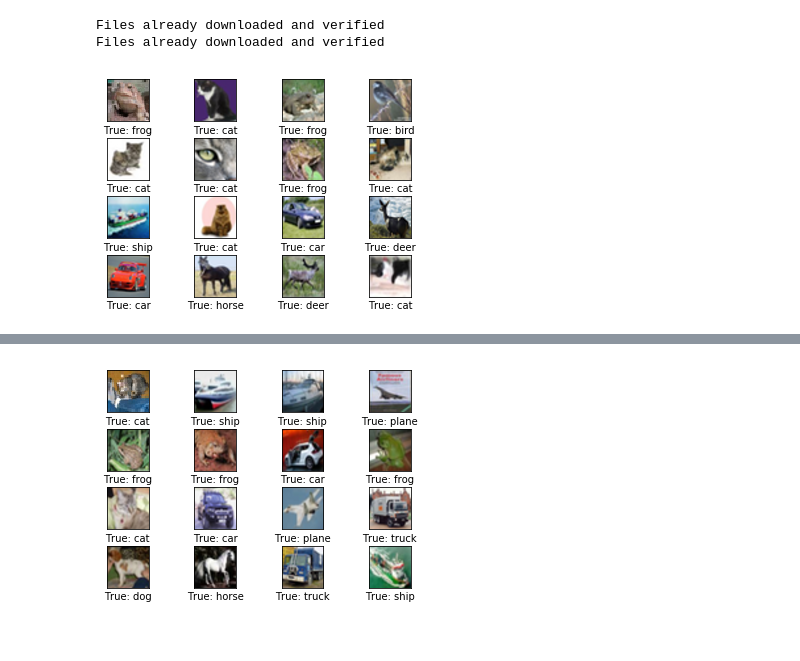
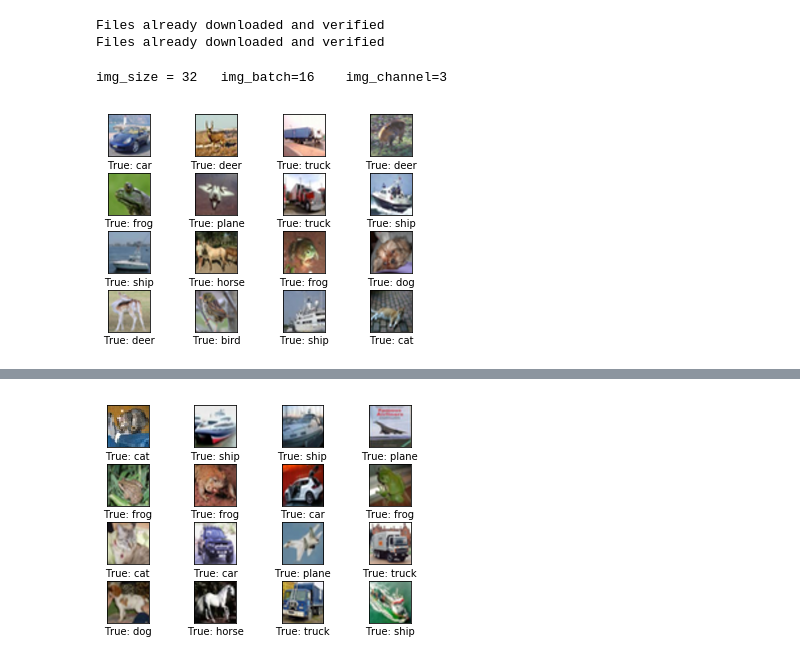
Before and after one commit to victor-iyi/pytorch-examples, a Jupyter notebook: 04 - Training a classifier/full-cifar10.ipynb, the cells around one changed output, grey strips where cells are left out. Drawn from its saved outputs; the diff is of its cells as text; code cells hidden in the pictures.

Commit message:
Generic visualization

```diff
--- a/04 - Training a classifier/full-cifar10.ipynb
+++ b/04 - Training a classifier/full-cifar10.ipynb
@@ -32,14 +32,14 @@ classes = ('plane', 'car', 'bird', 'cat', 'deer', 'dog', 'frog', 'horse', 'ship'
 num_classes = len(classes)
 
 # Data directory.
-data_dir = '../datasets'  # Dataset directory.
-download = True           # Download dataset iff not already downloaded.
-normalize = True          # Maybe normalize training data.
+data_dir = '../datasets/cifar'  # Dataset directory.
+download = True                 # Download dataset iff not already downloaded.
+normalize = 0.5                 # Normalize dataset.
 
 # Training parameters
 batch_size = 16  # Mini-batch size.
 lr = 1e-2        # Optimizer's learning rate.
-epochs = 4       # Number of full passes over entire dataset.
+epochs = 5       # Number of full passes over entire dataset.
 # %%
 # Should normalize images or not.
 # Normalization helps convergence.
@@ -65,9 +65,25 @@ testset = torch.utils.data.DataLoader(testset, batch_size=batch_size, shuffle=Fa
 Files already downloaded and verified
 Files already downloaded and verified
 # %%
-# Helper function to plot images and labels
-def imshow(images, labels, pred=None, smooth=True):
-    images = images / 2 + 0.5 if normalize else images
+# Helper function to plot images and labels.
+def imshow(images, labels, pred=None, **kwargs):
+
+    # Keyword arguments.
+    normalize = kwargs.get('normalize', 0.5)
+    smooth = kwargs.get('smooth', True)
+
+    # Image dimensions
+    img_shape = images.size()
+    img_size = img_shape[-1]
+    img_channel = img_shape[-3]
+    img_batch = img_shape[0] if len(img_shape) > 3 else 1
+
+    print(f'img_size = {img_size}\timg_batch={img_batch}'
+          f'\timg_channel={img_channel}')
+
+    # Normalize image.
+    images = images / 2 + normalize if normalize else images
+
     # Create figure with sub-plots.
     fig, axes = plt.subplots(4, 4)
 
@@ -76,11 +92,19 @@ def imshow(images, labels, pred=None, smooth=True):
     fig.subplots_adjust(hspace=hspace, wspace=wspace)
 
     for i, ax in enumerate(axes.flat):
+        # cmap type.
+        cmap = 'Greys' if img_channel == 1 else None
         # Interpolation type.
         smooth = 'spline16' if smooth else 'nearest'
 
+        # Reshape image based on channel.
+        if img_channel == 1:
+            img = images[i].view(img_size, img_size).numpy()
+        else:
+            img = np.transpose(images[i].numpy(), (1, 2, 0))
+
         # Plot image.
-        ax.imshow(np.transpose(images[i], (1, 2, 0)), interpolation=smooth)
+        ax.imshow(img, interpolation=smooth, cmap=cmap)
 
         # Name of the true class.
         labels_name = classes[labels[i]]
@@ -95,37 +119,39 @@ def imshow(images, labels, pred=None, smooth=True):
             xlabel = f'True: {labels_name}\nPred: {pred_name}'
 
         # Show the classes as the label on the x-axis.
         ax.set_xlabel(xlabel)
 
         # Remove ticks from the plot.
         ax.set_xticks([])
         ax.set_yticks([])
 
     # Ensure the plot is shown correctly with multiple plots
     # in a single Notebook cell.
     plt.show()
 
 
 # Visualization function to visualize dataset.
-def visualize(data, smooth=False):
+def visualize(data, **kwargs):
+
     # Iterate over the data.
     data_iter = iter(data)
 
     # Unpack images and labels.
     images, labels = data_iter.next()
 
     # Free up memory
     del data_iter
 
     # Call to helper function for plotting images.
-    imshow(images, labels=labels, smooth=smooth)
+    imshow(images, labels=labels, **kwargs)
 
 
 
 # Let's visualize some training set.
-visualize(trainset)
+visualize(trainset, smooth=True)
 # %% [output]
+img_size = 32   img_batch=16    img_channel=3
-[figure, old version]
+[figure, new version]
 # %%
 class Network(nn.Module):
 
```
Also changed, not shown: parts of 1 cell of this notebook, 1 other file.
